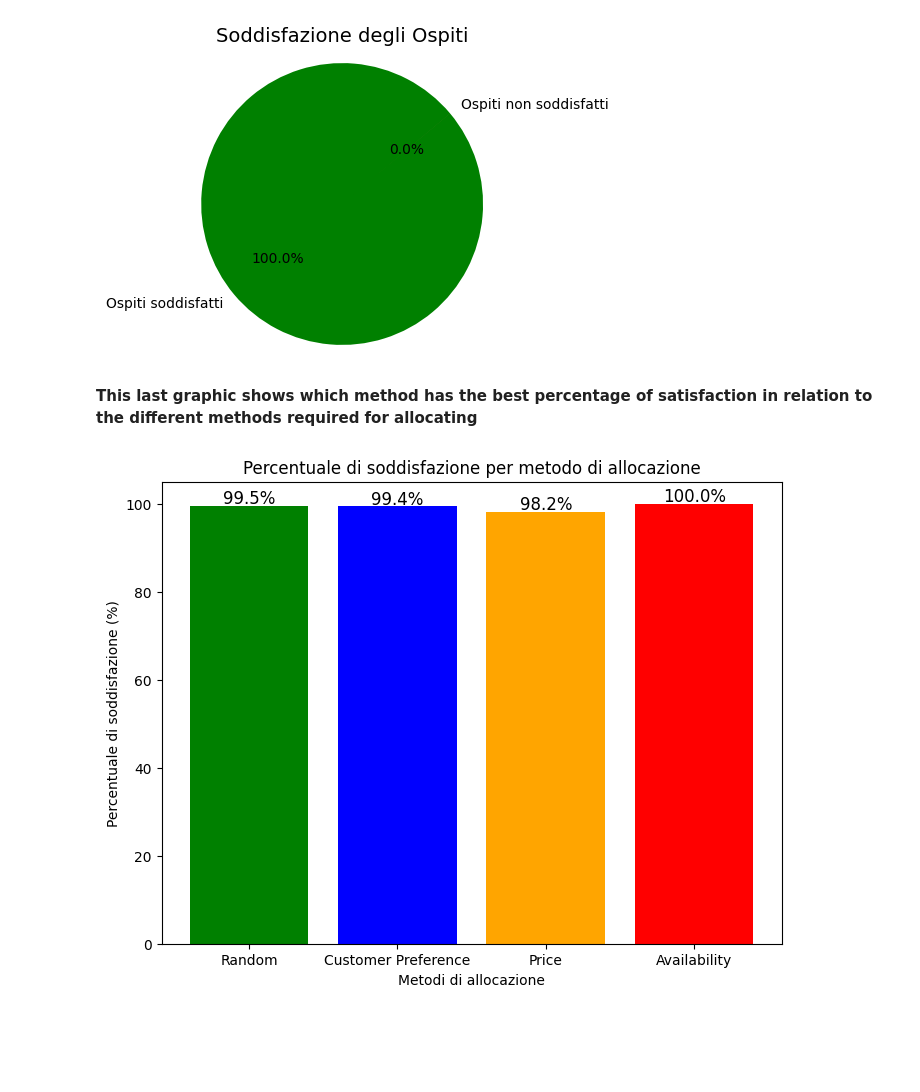
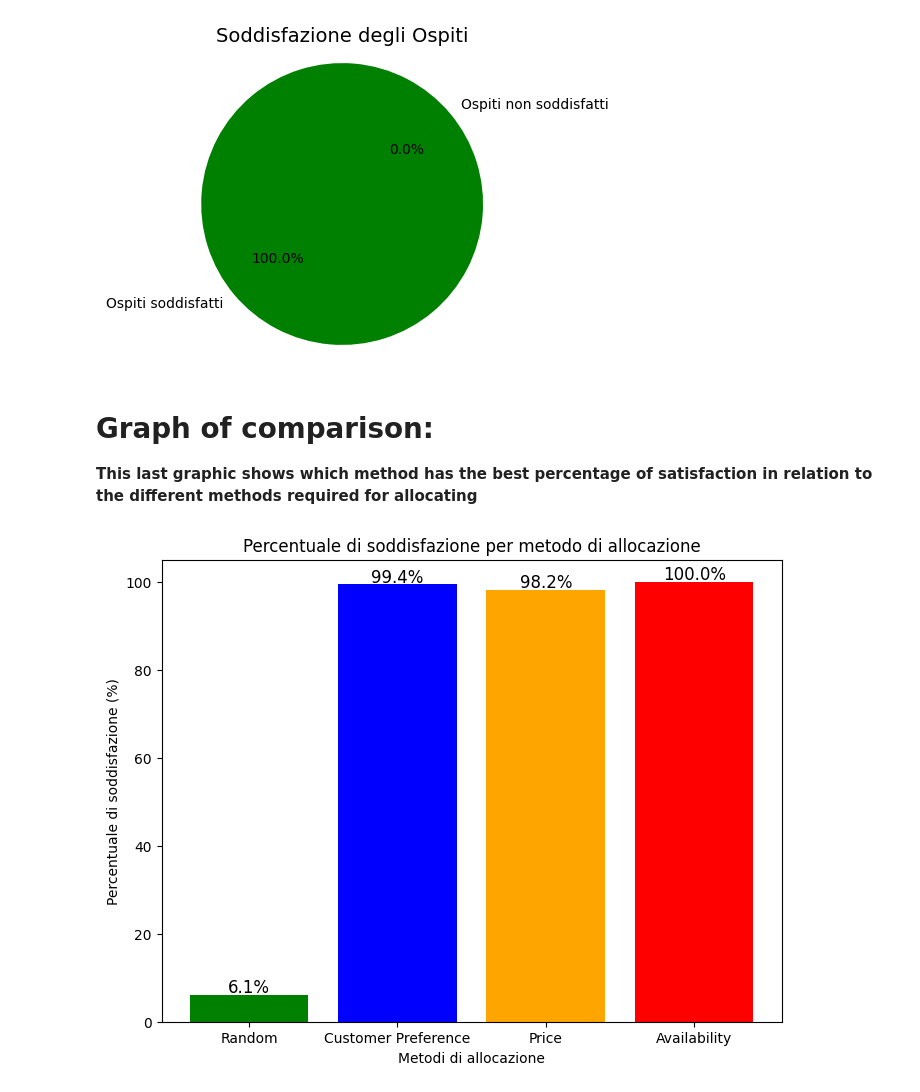
Before and after one commit to raul0807/Progetto-data-science, a Jupyter notebook: test.ipynb, the cells around one changed output. Saved outputs shown, nothing was run; the diff lists cells and outputs as text; code cells hidden in the pictures; blank space fills up the shorter version.

```diff
--- a/test.ipynb
+++ b/test.ipynb
@@ -407,19 +376,26 @@ plt.show()
 # %% [output]
 [figure]
 # %% [markdown]
+# Graph of comparison:
 **This last graphic shows which method has the best percentage of satisfaction in relation to the different methods required for allocating**
 # %%
 metodi = ['Random', 'Customer Preference', 'Price', 'Availability']
-ospiti_soddisfatti = [3979, 3975, 3926, 4000]
+ospiti_soddisfatti = [245, 3975, 3926, 4000]
 ospiti_totali = 4000
 percentuale_soddisfatti = [soddisfatti / ospiti_totali * 100 for soddisfatti in ospiti_soddisfatti]
 plt.figure(figsize=(8, 6))
+#the size of the figure
 plt.bar(metodi, percentuale_soddisfatti, color=['green', 'blue', 'orange', 'red'])
+#the bar has to has the name of metodi the % and the color that io chose
 plt.xlabel('Metodi di allocazione')
+#name of x
 plt.ylabel('Percentuale di soddisfazione (%)')
+#name of y
 plt.title('Percentuale di soddisfazione per metodo di allocazione')
+#title
 for i in range(len(percentuale_soddisfatti)):
     plt.text(i, percentuale_soddisfatti[i] + 0.5, f'{percentuale_soddisfatti[i]:.1f}%', ha='center', fontsize=12)
+# create a for loop to put in the right position i the %, the text has to be a little but higher than our value so we add 0.5 for putting the %
 plt.show()
 # %% [output]
-[figure, old version]
+[figure, new version]
```
Also changed, not shown: parts of 12 cells of this notebook, 2 other files.
